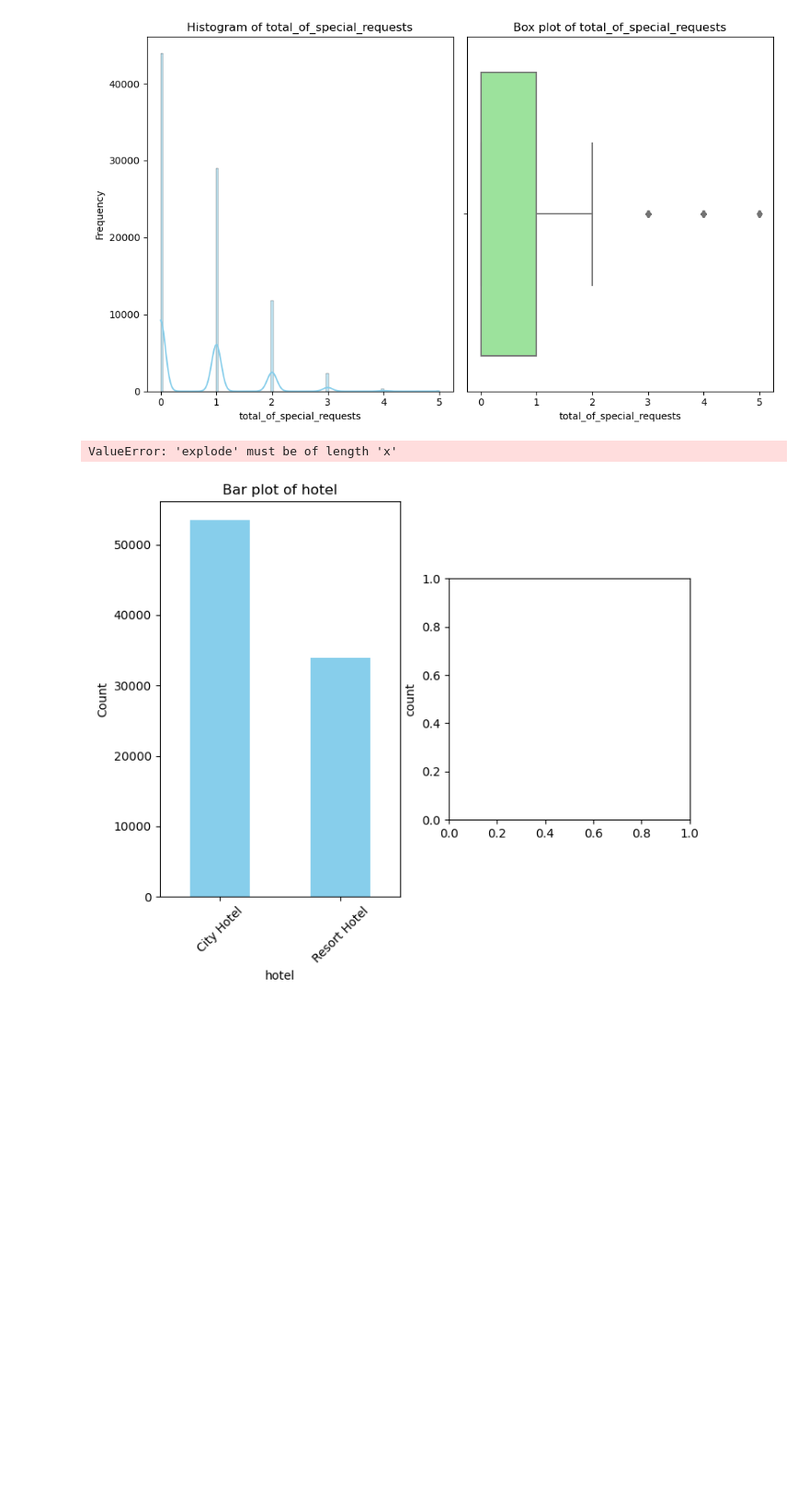
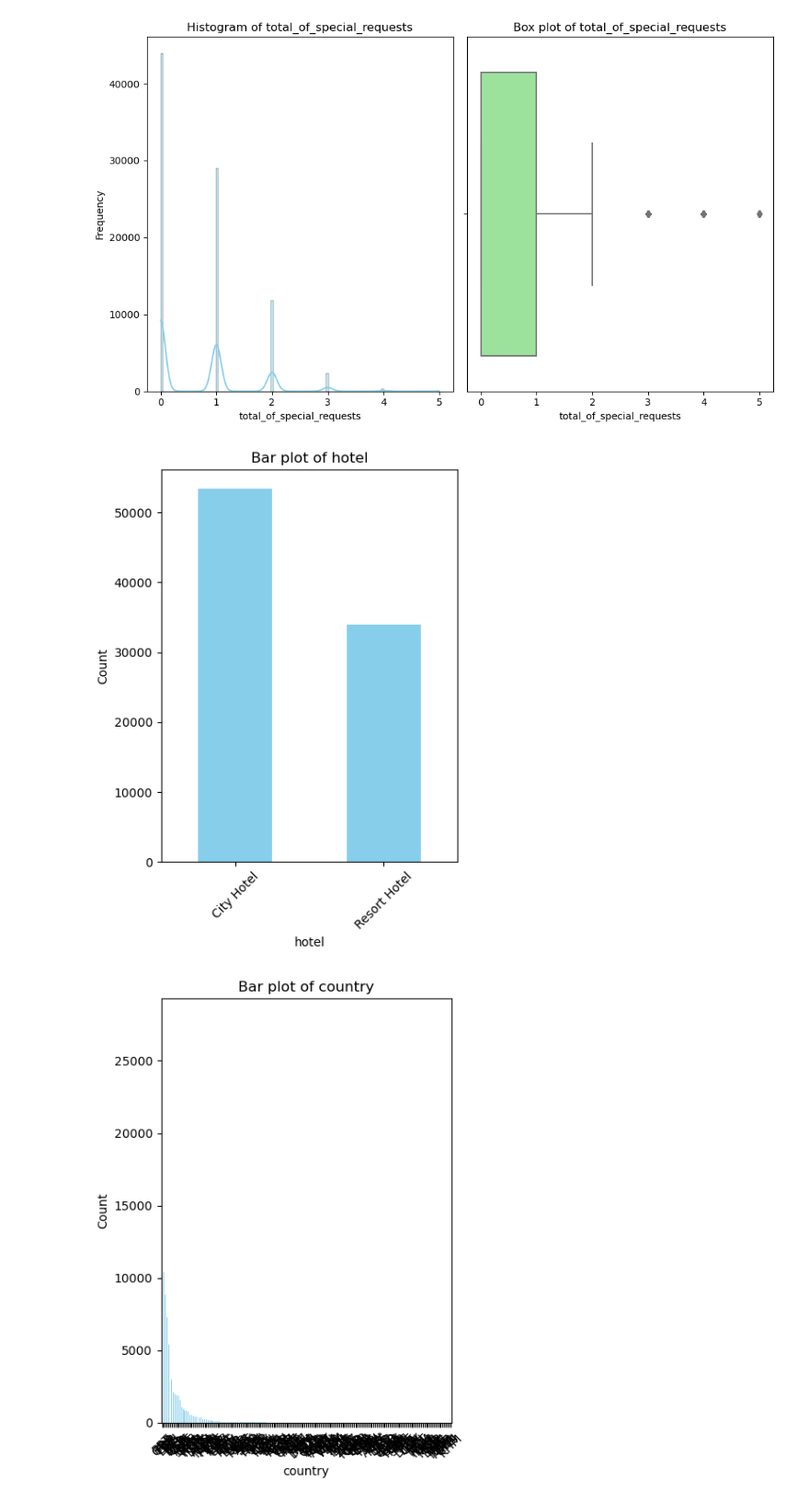
Before and after one commit to chapagainanish/DataScience, a Jupyter notebook: hotelbooking.ipynb, the cells around one changed output. Shown at 92% size. Drawn from its saved outputs; the diff is of its cells as text; code cells hidden in the pictures; blank space fills up the shorter version.

```diff
--- a/hotelbooking.ipynb
+++ b/hotelbooking.ipynb
@@ -449,23 +407,18 @@ for col in numerical_columns:
 # %%
 for col in categorical_columns:
     plt.figure(figsize=(8, 6))
 
     # Bar plot
     plt.subplot(1, 2, 1)
     booking_data[col].value_counts().plot(kind='bar', color='skyblue')
     plt.title(f'Bar plot of {col}')
     plt.xlabel(col)
     plt.ylabel('Count')
     plt.xticks(rotation=45)
 
-    # Pie chart
-    plt.subplot(1, 2, 2)
-    booking_data[col].value_counts().plot(kind='pie', autopct='%1.1f%%', startangle=90, colors=sns.color_palette('pastel'), explode=(0.1, 0, 0, 0))
-    plt.title(f'Pie chart of {col}')
-    plt.ylabel('')
 
     plt.tight_layout()
     plt.show()
 # %% [output]
-ValueError: 'explode' must be of length 'x'
-[figure, old version]
+[figure, new version]
+[figure, added]
```
Also changed, not shown: parts of 17 cells of this notebook.
